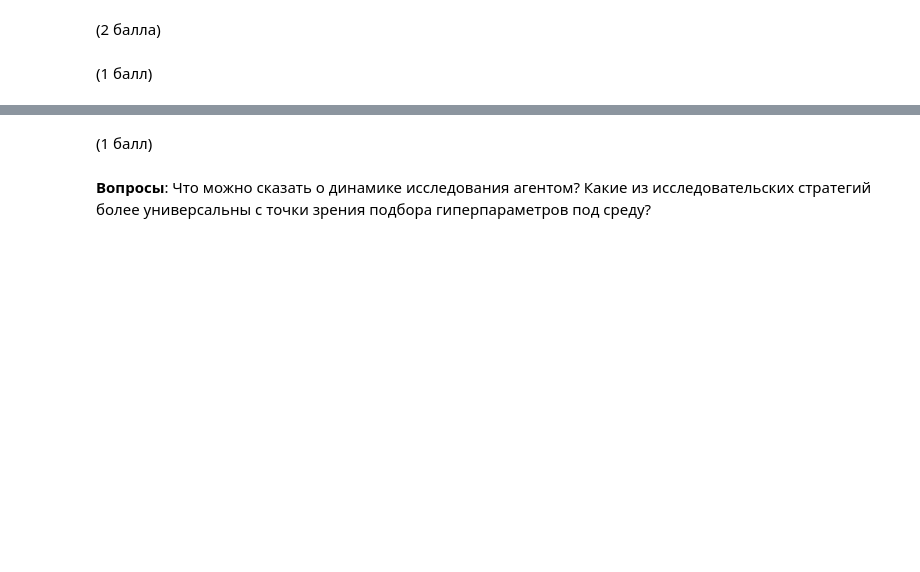
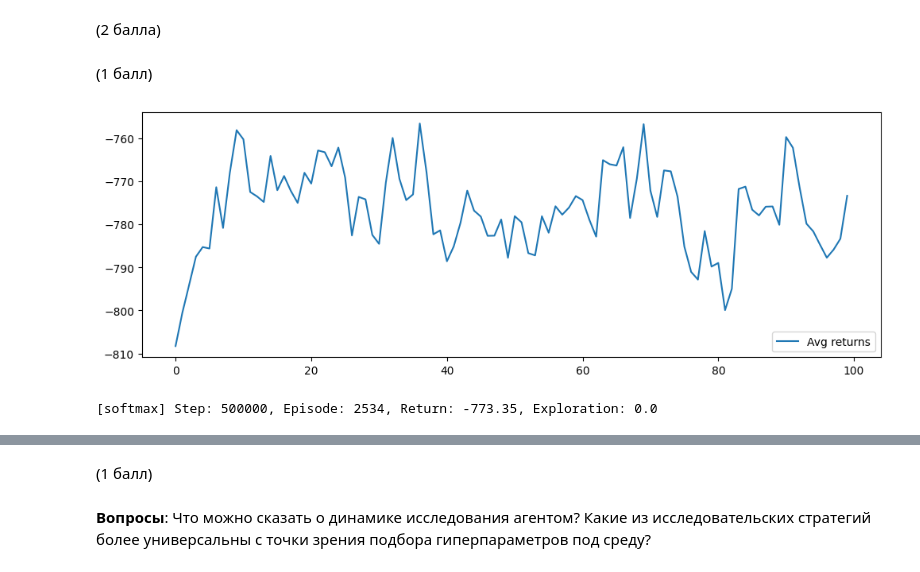
Before and after one commit to vagizD/RL, a Jupyter notebook: practices/prac8/prac8_2.ipynb, the cells around one changed output, grey strips where cells are left out. Cells and saved outputs as stored; diff of their text form; code cells hidden in the pictures; blank space fills up the shorter version.

```diff
--- a/practices/prac8/prac8_2.ipynb
+++ b/practices/prac8/prac8_2.ipynb
@@ -95,18 +95,19 @@ class Agent:
         # посчитай TD ошибку и обновите Q-функцию
         # td_error =
         ####### Здесь ваш код ########
-        raise NotImplementedError
+        td_error = (r + gamma * self.Q[next_s, :].max()) - self.Q[s, a]
+        self.Q[s, a] += lr * td_error
         ##############################
 
     def _update_visitations(self, s, a):
         # Update visitations
         ####### Здесь ваш код ########
-        raise NotImplementedError
+        self.n[s, a] += 1
         ##############################
 
     def act(self, state):
         rng = self.rng
-        s, Q, n, T = state, self.Q, self.n, self.T
+        s, Q, n, T_decay = state, self.Q, self.n, self.T_decay
         n_actions = Q.shape[-1]
 
         # Implement action selection:
@@ -117,7 +118,22 @@ class Agent:
         #       else using Q[s,a] estimate
         # action =
         ####### Здесь ваш код ########
-        raise NotImplementedError
+        values = self.Q[s, :].flatten()
+        actions = np.arange(Q.shape[1])
+        if self.eps > 0:
+            prob = rng.random()
+            if prob < self.eps * self.eps_decay ** T_decay:
+                action = rng.choice(actions)
+            else:
+                action = np.argmax(values)
+        elif self.softmax_t_inv > 0:
+            dist = softmax(values, inv_temp=self.softmax_t_inv * self.softmax_t_decay ** T_decay)
+            action = np.random.choice(actions, p=dist)
+        else:
+            if self.ucb_const > 0 and T_decay > 0:
+                action = np.argmax(values + np.sqrt(self.ucb_const * np.log(T_decay) / self.n[s, :]))
+            else:
+                action = np.argmax(values)
         ##############################
 
         self._update_visitations(s, action)
@@ -131,7 +147,12 @@ class Agent:
         # for debug purposes return current exploration param:
         # Для eps-жадной: eps * decay, Softmax: t_inv, UCB: u (на основе self.n.mean())
         ####### Здесь ваш код ########
-        raise NotImplementedError
+        if self.eps > 0:
+            return self.eps * self.eps_decay ** self.T_decay
+        elif self.softmax_t_inv > 0:
+            return self.softmax_t_inv * self.softmax_t_decay ** self.T_decay
+        elif self.ucb_const > 0 and self.T_decay > 0:
+            return np.sqrt(self.ucb_const * np.log(self.T_decay) / self.n.mean())
         ##############################
         return 0.
 # %% [markdown]
@@ -161,35 +182,44 @@ agents = [
     agent_eps_greedy25,
     agent_eps_greedy5,
     agent_eps_greedy_decayed,
     agent_ucb,
     agent_softmax,
 ]
 
 log = []
 for agent in agents:
     log.append([])
     agent_returns = None
     step, ep = 0, 1
     while step < n_steps:
         s, _ = env.reset()
         ep_ret = 0
         done = False
         while not done:
             # реализуйте цикл взаимодействия со средой в рамках эпизода
             ####### Здесь ваш код ########
-            raise NotImplementedError
+            a = agent.act(s)
+            next_s, reward, terminated, truncated, info = env.step(a)
+
+            s = next_s
+            ep_ret += reward
+            done = terminated or truncated
+            step += 1
             ##############################
 
-            if step % schedule == 0:
+            if step % schedule == 0 and agent_returns:
                 show_progress(agent_returns, log[-1])
                 print(f"[{agent.name}] Step: {step}, Episode: {ep}, Return: {agent_returns:.2f}, Exploration: {agent.exploration_param}")
 
         ep += 1
         agent.decay_eps()
         if agent_returns is None:
             agent_returns = ep_ret
         # делаем экспоненциальное сглаживание графика
         agent_returns += 0.02 * (ep_ret - agent_returns)
+# %% [output]
+[figure, added]
+[softmax] Step: 500000, Episode: 2534, Return: -773.35, Exploration: 0.0
 # %%
 # Compare results
 plt.figure(figsize=[12, 6])
```
Also changed, not shown: parts of 6 cells of this notebook, 1 other file.
